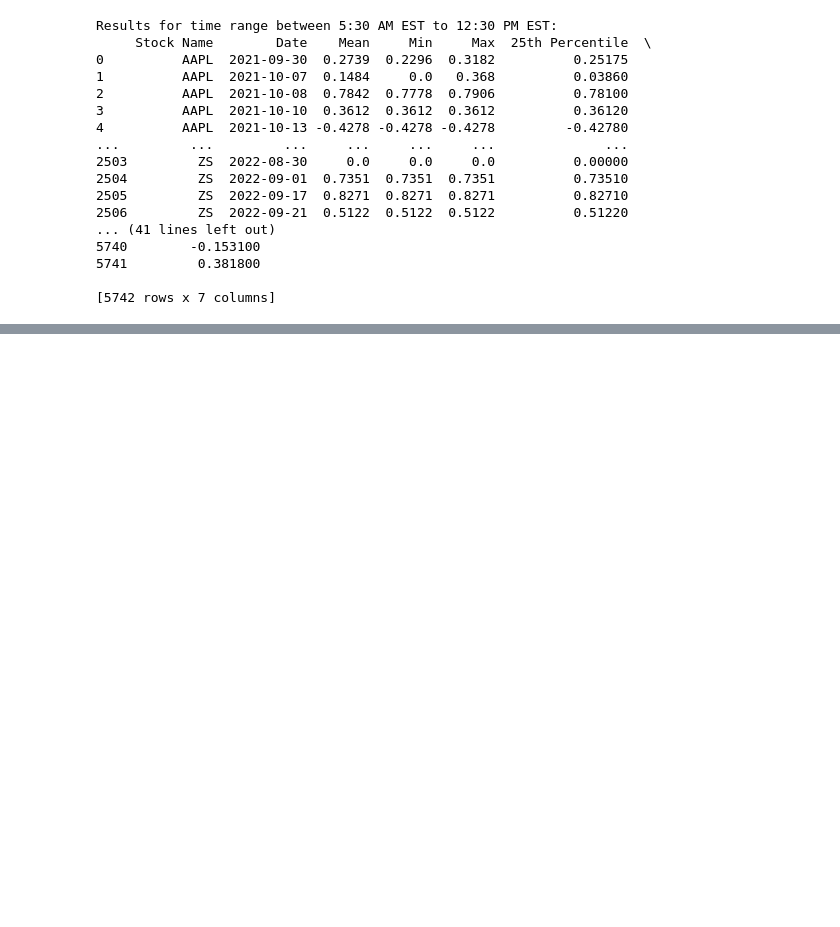
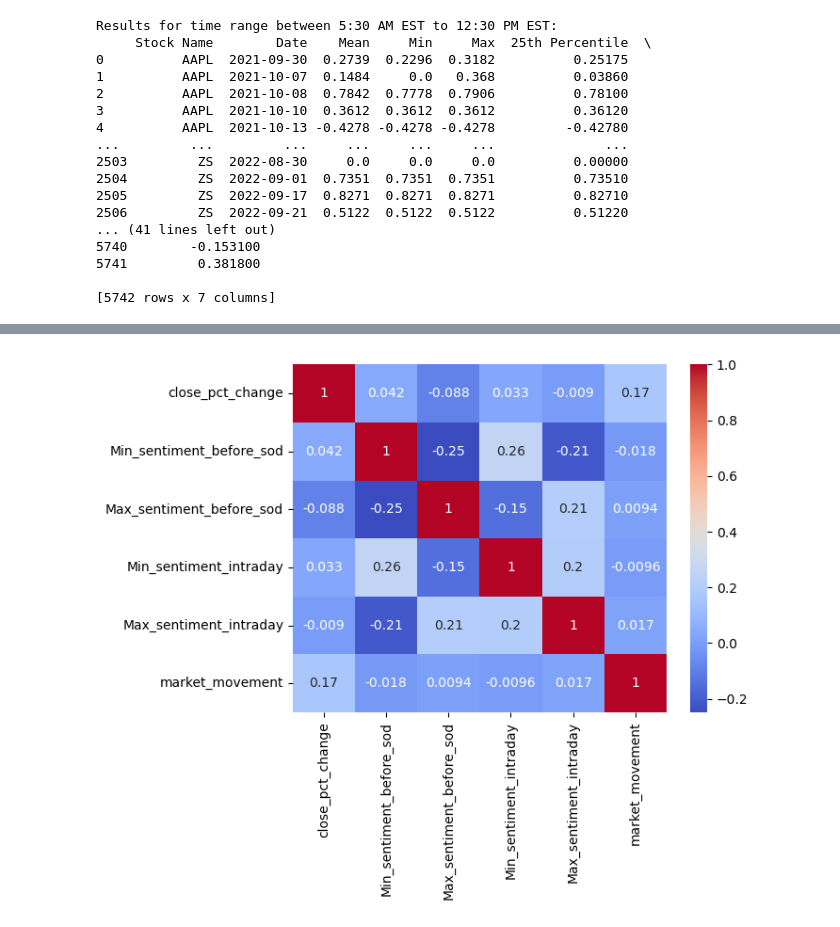
Before and after one commit to rushibankar3/Stock-market-sentiment-Analysis, a Jupyter notebook: stock_prediction.ipynb, the cells around one changed output, grey strips where cells are left out. Saved outputs shown, nothing was run; the diff lists cells and outputs as text; code cells hidden in the pictures; blank space fills up the shorter version.

```diff
--- a/stock_prediction.ipynb
+++ b/stock_prediction.ipynb
@@ -190,0 +356,22 @@ Results for time range between 5:30 AM EST to 12:30 PM EST:
+# %%
+# Define a function to apply the condition element-wise
+def classify_movement(change):
+    if change > 0.05:
+        return 1
+    elif change < -0.05:
+        return -1
+    else :
+        return 0
+# Apply the function to each value in the 'close_pct_change' column
+final_df['market_movement'] = final_df['close_pct_change'].apply(classify_movement)
+# %%
+final_df['market_movement'].value_counts()
+
+final_df['market_movement'].value_counts()
+required_cols = ['close_pct_change', 'Min_sentiment_before_sod', 'Max_sentiment_before_sod', 'Min_sentiment_intraday', 'Max_sentiment_intraday', 'market_movement']
+
+final_market_df = final_df[required_cols]
+sns.heatmap(final_market_df[required_cols].corr(), annot=True, cmap='coolwarm')
+plt.show()
+# %% [output]
+[figure, added]
```
Also changed, not shown: parts of 19 cells of this notebook.
